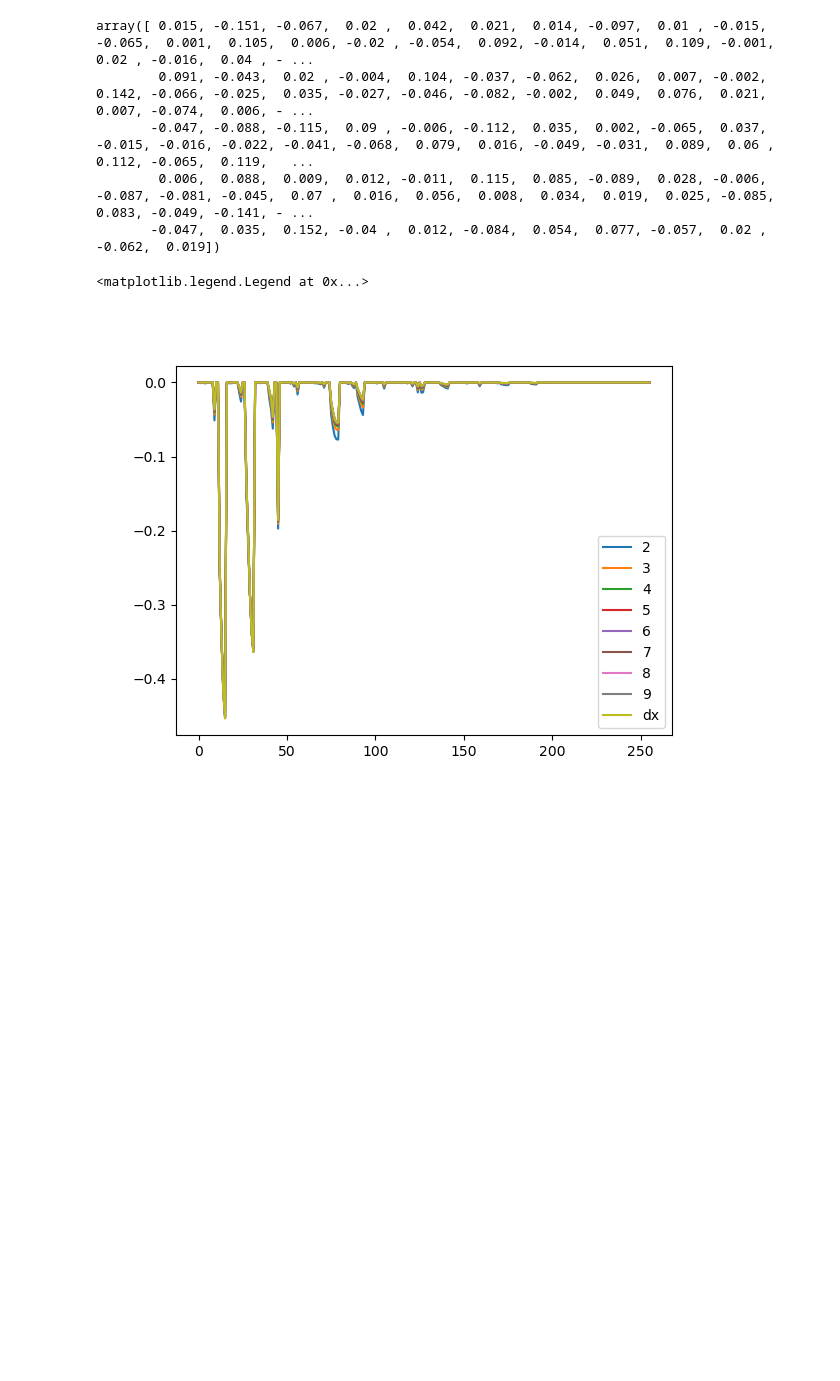
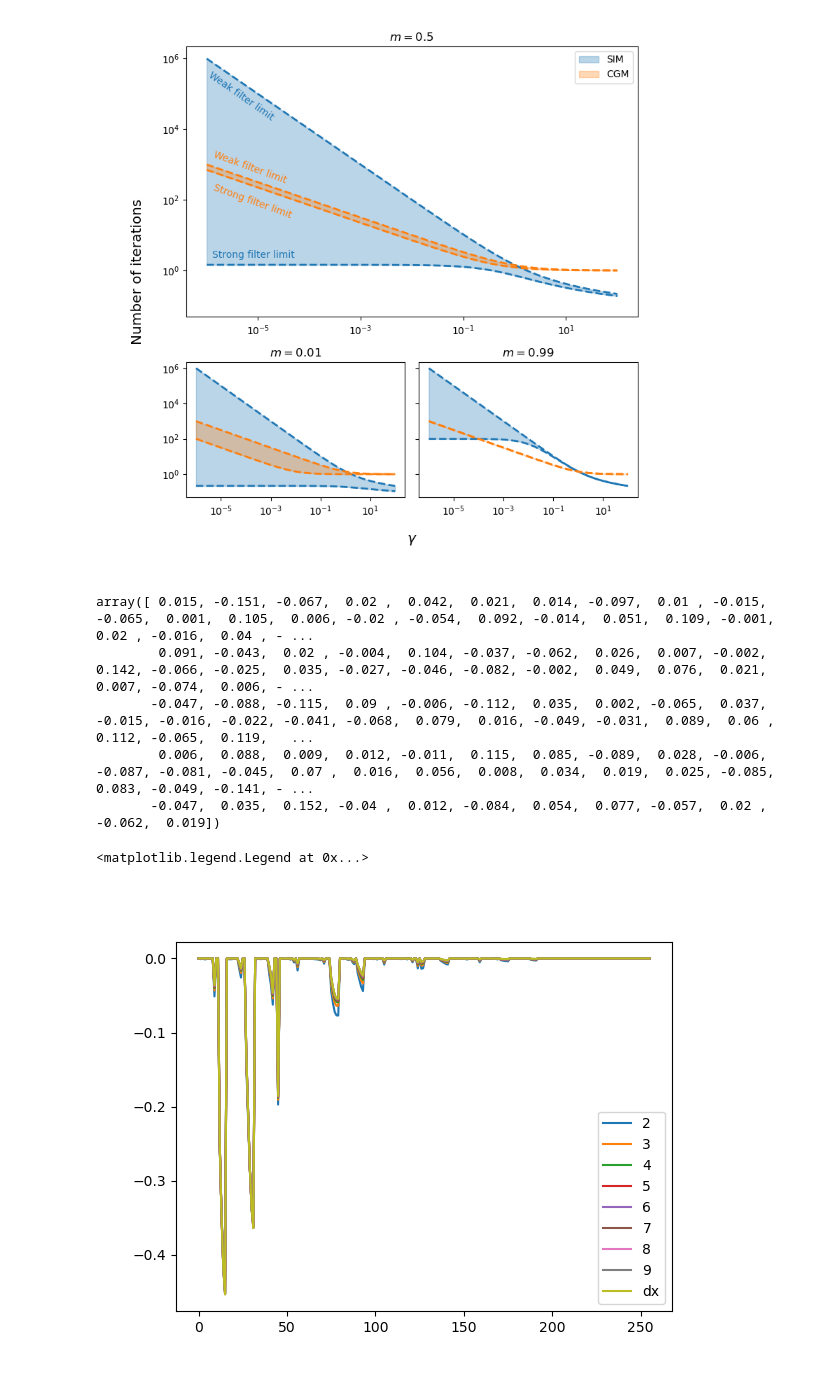
Before and after one commit to nickelnine37/ThesisCode, a Jupyter notebook: Chapter 4/4.3.ipynb, the cells around one changed output. Drawn from its saved outputs; the diff is of its cells as text; code cells hidden in the pictures; blank space fills up the shorter version.

```diff
--- a/Chapter 4/4.3.ipynb
+++ b/Chapter 4/4.3.ipynb
@@ -798,3 +901,56 @@ make_it_gamma_plot_CGM()
+# %%
+def make_it_gamma_plot_CGM():
+
+    gs = np.logspace(-6, 2)
+
+    fig, axes = plt.subplot_mosaic("AA;BC", sharey=True, figsize=(8, 8), gridspec_kw={'height_ratios': [2, 1]})
+
+    y1 = (1 / gs + 1) ** 0.5
+    ya = 1 / np.log(1 + gs)
+
+
+    for ax, m in zip(axes.values(), [0.5, 0.01, 0.99]):
+
+        y2 = (m / gs + 1) ** 0.5
+        yb = 1 / (np.log(1 + gs) - np.log(m))
+
+        ax.plot(gs, ya, color='tab:blue', ls='--', lw=2)
+        ax.plot(gs, yb, color='tab:blue', ls='--', lw=2)
+        ax.fill_between(gs, ya, yb, alpha=0.3,  color='tab:blue', label='SIM')
+
+        ax.plot(gs, y1, color='tab:orange', ls='--', lw=2)
+        ax.plot(gs, y2, color='tab:orange', ls='--', lw=2)
+        ax.fill_between(gs, y1, y2, alpha=0.3, color='tab:orange', label='CGM')
+
+        ax.set_xscale('log')
+        ax.set_yscale('log')
+
+
+    axes['A'].set_title(r'$m=0.5$')
+    axes['B'].set_title(r'$m=0.01$')
+    axes['C'].set_title(r'$m=0.99$')
+
+    axes['A'].legend()
+
+    fig.add_subplot(111, frameon=False)
+    plt.tick_params(labelcolor='none', which='both', top=False, bottom=False, left=False, right=False)
+    plt.xlabel(r"$\gamma$", size='x-large', labelpad=20)
+    plt.ylabel(r'Number of iterations', labelpad=20, size='x-large')
+
+
+    axes['A'].text(1e-6, 18e3, 'Weak filter limit', color='tab:blue', rotation=-35)
+    axes['A'].text(1.3e-6, 2.3e0, 'Strong filter limit', color='tab:blue')
+
+    axes['A'].text(1.3e-6, 3e2, 'Weak filter limit', color='tab:orange', rotation=-20)
+    axes['A'].text(1.3e-6, 3e1, 'Strong filter limit', color='tab:orange', rotation=-20)
+
+    plt.tight_layout()
+    plt.savefig('conv_SIM_CGM_compared.pdf')
+
+
+make_it_gamma_plot_CGM()
+# %% [output]
+[figure, added]
 # %%
 N = 16
 T = 16
```
Also changed, not shown: parts of 18 cells of this notebook, 6 other files.
